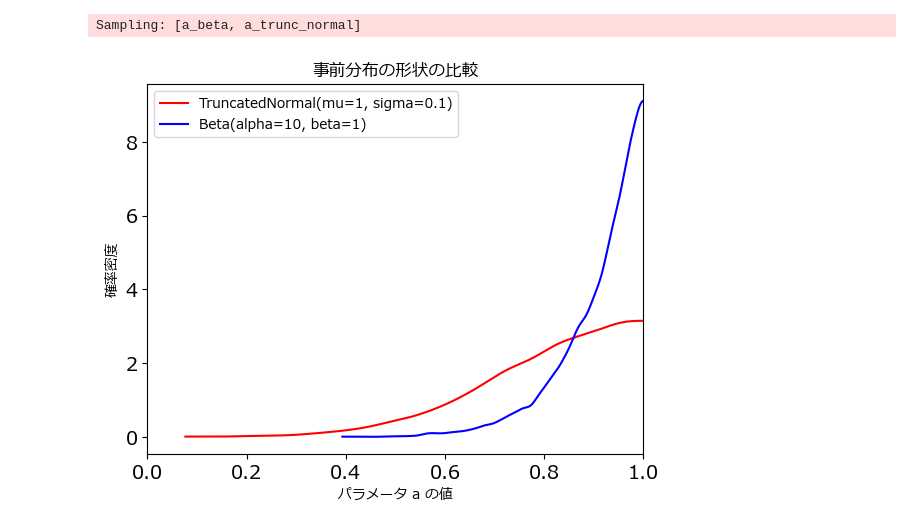
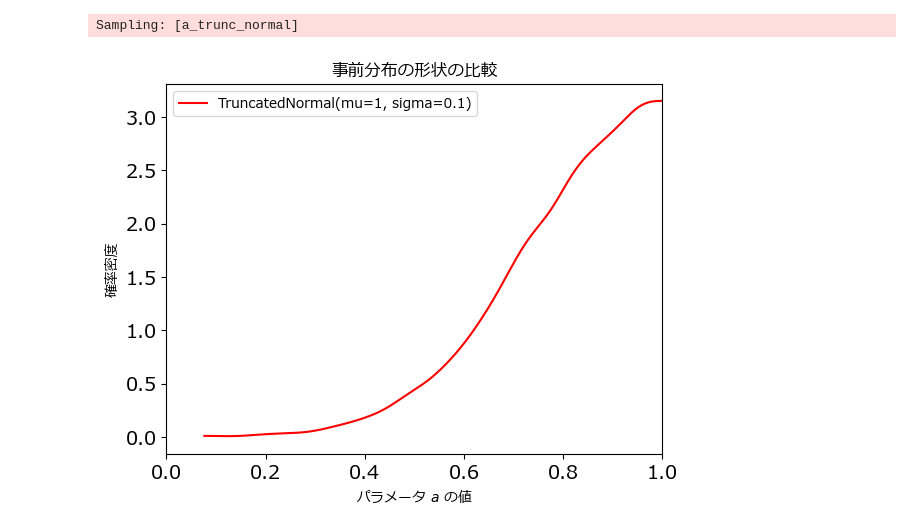
Before and after one commit to nakaoynu/GGG, a Jupyter notebook: prior_distribution.ipynb, the cells around one changed output. Cells and saved outputs as stored; diff of their text form; code cells hidden in the pictures.

```diff
--- a/prior_distribution.ipynb
+++ b/prior_distribution.ipynb
@@ -1,27 +1,25 @@
 # %%
 import pymc as pm
 import arviz as az
 import matplotlib.pyplot as plt
 
 # --- 0. プロット設定 ---
 plt.rcParams['font.family'] = "Meiryo"
 plt.rcParams['figure.dpi'] = 100
 
 # 2つの事前分布を比較
 with pm.Model():
     a_trunc_normal = pm.TruncatedNormal('a_trunc_normal', mu=1.0, sigma=0.25, lower=0.0, upper=1.0)
-    a_beta = pm.Beta('a_beta', alpha=10, beta=1)
 
     prior_samples = pm.sample_prior_predictive(samples=10000, random_seed=42)
 
 az.plot_dist(prior_samples.prior['a_trunc_normal'], label='TruncatedNormal(mu=1, sigma=0.1)', color='red')
-az.plot_dist(prior_samples.prior['a_beta'], label='Beta(alpha=10, beta=1)', color='blue')
 plt.title('事前分布の形状の比較')
-plt.xlabel('パラメータ a の値')
+plt.xlabel('パラメータ $a$ の値')
 plt.ylabel('確率密度')
 plt.legend()
 plt.xlim(0, 1.0)
 plt.show()
 # %% [output]
-Sampling: [a_beta, a_trunc_normal]
+Sampling: [a_trunc_normal]
-[figure, old version]
+[figure, new version]
```
Also changed, not shown: parts of 2 cells of this notebook, 2 other files.
